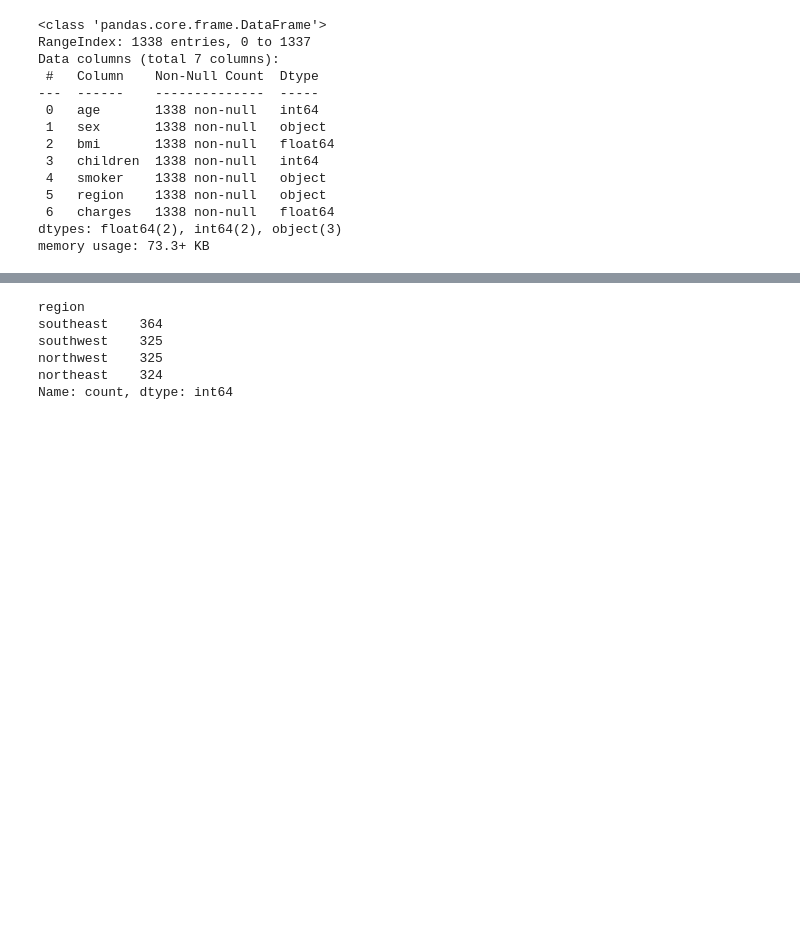
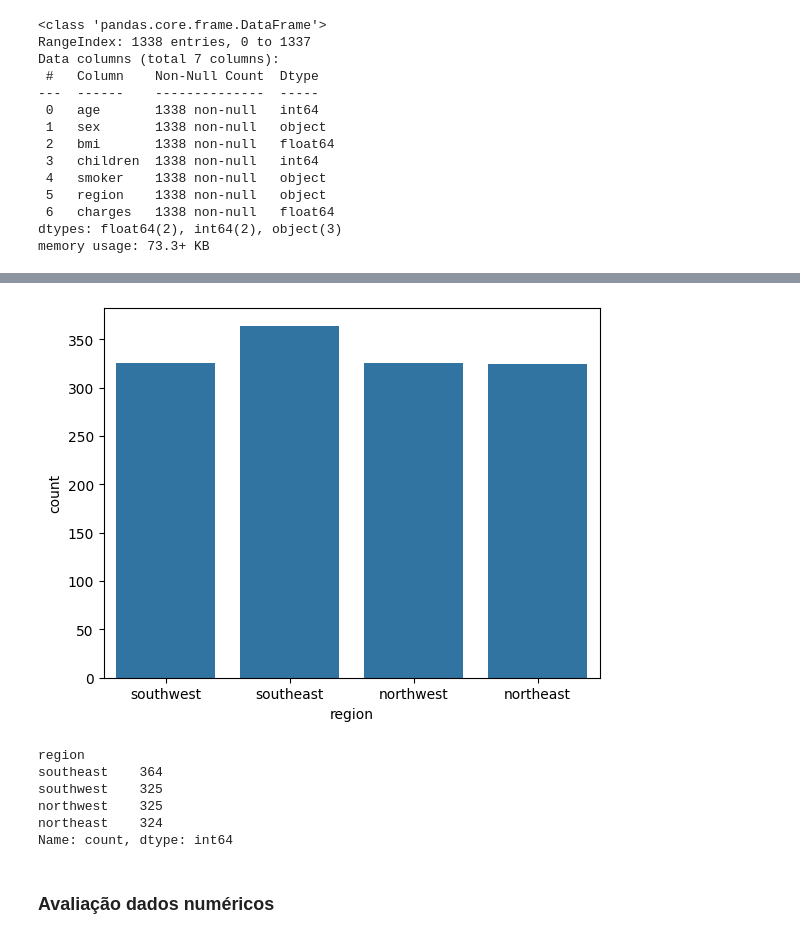
Before and after one commit to caroldf07/tech-challenges-pos-tech-ia, a Jupyter notebook: tech-challenge-fase-1/resolucao-desafio.ipynb, the cells around one changed output, grey strips where cells are left out. Saved outputs shown, nothing was run; the diff lists cells and outputs as text; code cells hidden in the pictures; blank space fills up the shorter version.

```diff
--- a/tech-challenge-fase-1/resolucao-desafio.ipynb
+++ b/tech-challenge-fase-1/resolucao-desafio.ipynb
@@ -58,3 +81,8 @@ set(dataset["region"])
+# %%
+sns.countplot(x="region", data=dataset)
+plt.show()
+# %% [output]
+[figure, added]
 # %%
 dataset["region"].value_counts()
 # %% [output]
@@ -64,3 +92,5 @@ southwest    325
 northwest    325
 northeast    324
 Name: count, dtype: int64
+# %% [markdown]
+### Avaliação dados numéricos
```
Also changed, not shown: parts of 63 cells of this notebook, 1 other file.
